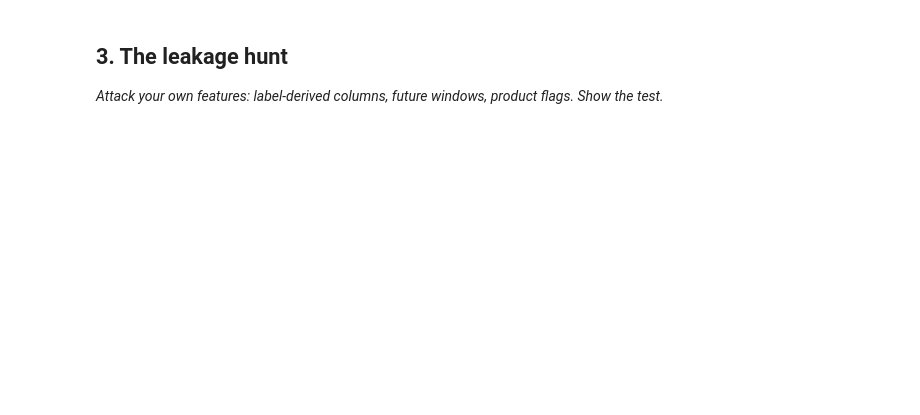
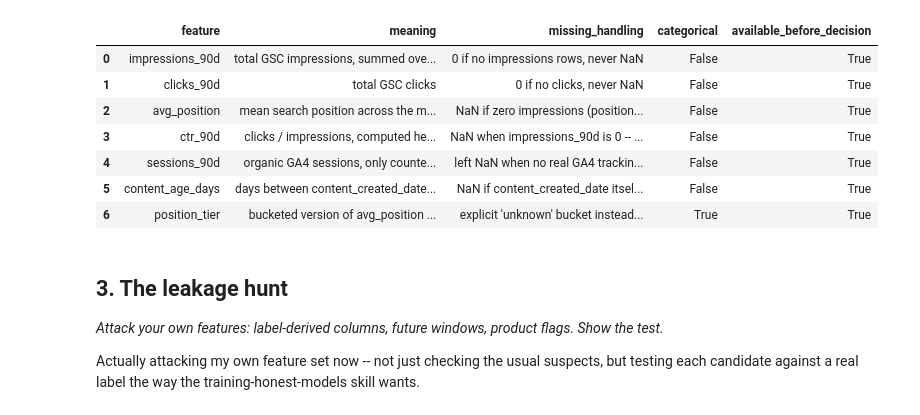
Before and after one commit to tushar-sharma001/Flyrank-Ml-Internship, a Jupyter notebook: work/notebooks/w03_feature_leakage_check.ipynb, the cells around one changed output. Saved outputs shown, nothing was run; the diff lists cells and outputs as text; code cells hidden in the pictures; blank space fills up the shorter version.

```diff
--- a/work/notebooks/w03_feature_leakage_check.ipynb
+++ b/work/notebooks/w03_feature_leakage_check.ipynb
@@ -23,4 +130,35 @@ This skeleton is yours to fill. Work the sections **in order** — each one has
+# %%
+feature_notes = pd.DataFrame([
+    {"feature": "impressions_90d", "meaning": "total GSC impressions, summed over the month",
+     "missing_handling": "0 if no impressions rows, never NaN", "categorical": False, "available_before_decision": True},
+    {"feature": "clicks_90d", "meaning": "total GSC clicks",
+     "missing_handling": "0 if no clicks, never NaN", "categorical": False, "available_before_decision": True},
+    {"feature": "avg_position", "meaning": "mean search position across the month",
+     "missing_handling": "NaN if zero impressions (position is meaningless with no visibility) -- left as NaN, not imputed to a fake number", "categorical": False, "available_before_decision": True},
+    {"feature": "ctr_90d", "meaning": "clicks / impressions, computed here not trusted from upstream",
+     "missing_handling": "NaN when impressions_90d is 0 -- dividing by zero shouldn't become a fake 0% ctr", "categorical": False, "available_before_decision": True},
+    {"feature": "sessions_90d", "meaning": "organic GA4 sessions, only counted where ga4_data_available is TRUE",
+     "missing_handling": "left NaN when no real GA4 tracking exists yet -- NOT filled with 0, since that would claim 'zero engagement' when the truth is 'we don't know'", "categorical": False, "available_before_decision": True},
+    {"feature": "content_age_days", "meaning": "days between content_created_date and the decision date",
+     "missing_handling": "NaN if content_created_date itself is missing (rare, but happens)", "categorical": False, "available_before_decision": True},
+    {"feature": "position_tier", "meaning": "bucketed version of avg_position -- top3 / page1 / striking_distance / beyond / unknown",
+     "missing_handling": "explicit 'unknown' bucket instead of dropping the row", "categorical": True, "available_before_decision": True},
+])
+feature_notes
+# %% [output]
+|  | feature | meaning | missing_handling | categorical | available_before_decision |
+| 0 | impressions_90d | total GSC impressions, summed ove... | 0 if no impressions rows, never NaN | False | True |
+| 1 | clicks_90d | total GSC clicks | 0 if no clicks, never NaN | False | True |
+| 2 | avg_position | mean search position across the m... | NaN if zero impressions (position... | False | True |
+| 3 | ctr_90d | clicks / impressions, computed he... | NaN when impressions_90d is 0 -- ... | False | True |
+| 4 | sessions_90d | organic GA4 sessions, only counte... | left NaN when no real GA4 trackin... | False | True |
+| 5 | content_age_days | days between content_created_date... | NaN if content_created_date itsel... | False | True |
+| 6 | position_tier | bucketed version of avg_position ... | explicit 'unknown' bucket instead... | True | True |
 # %% [markdown]
 ## 3. The leakage hunt
 
 *Attack your own features: label-derived columns, future windows, product flags. Show the test.*
+
+Actually attacking my own feature set now -- not just checking the usual
+suspects, but testing each candidate against a real label the way the
+training-honest-models skill wants.
```
Also changed, not shown: parts of 13 cells of this notebook.
